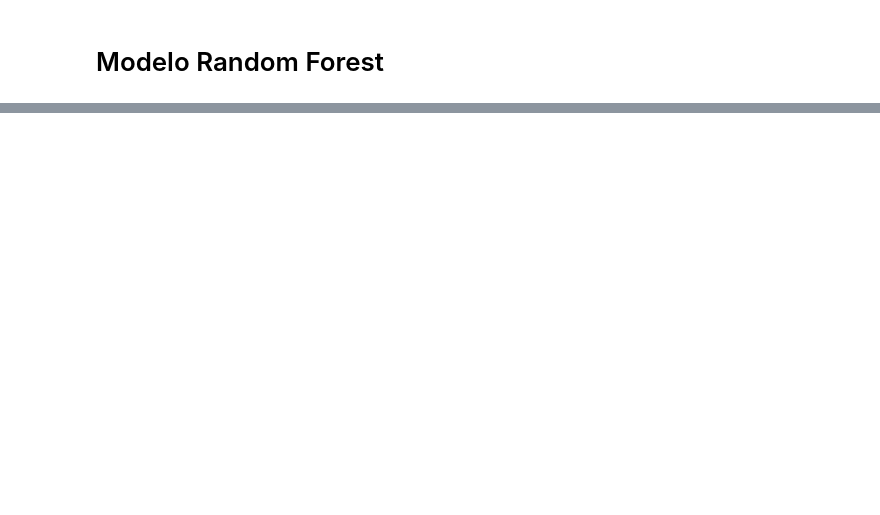
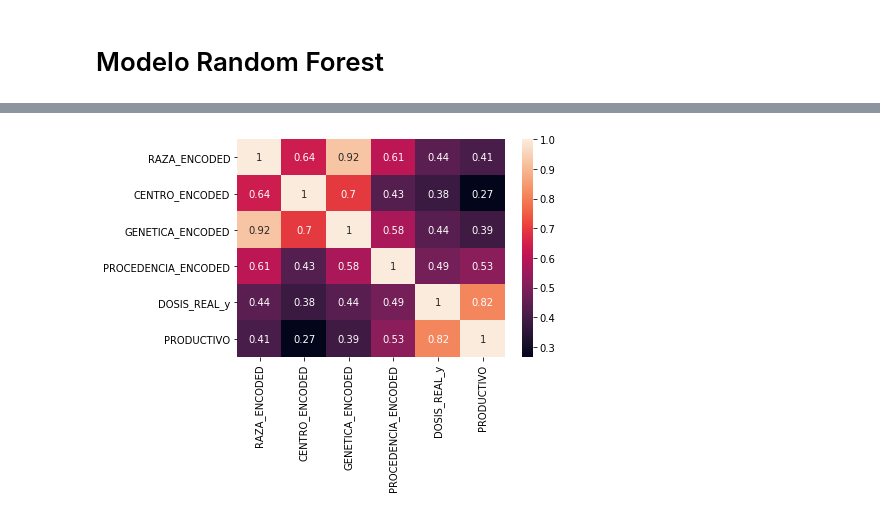
Before and after one commit to jesusparedes/TFM, a Jupyter notebook: DataScience_AIM_P1-BUENO.ipynb, the cells around one changed output, grey strips where cells are left out. Drawn from its saved outputs; the diff is of its cells as text; code cells hidden in the pictures; blank space fills up the shorter version.

```diff
--- a/DataScience_AIM_P1-BUENO.ipynb
+++ b/DataScience_AIM_P1-BUENO.ipynb
@@ -1094,0 +1114,8 @@ Wall time: 5.27 s
+# %%
+small_train = train.loc[:, ['RAZA_ENCODED', 'CENTRO_ENCODED', 'GENETICA_ENCODED', 'PROCEDENCIA_ENCODED', 'DOSIS_REAL_y', 'PRODUCTIVO']]
+# %%
+c = small_train.corr()
+# %%
+sns.heatmap(c, annot = True);
+# %% [output]
+[figure, added]
```
Also changed, not shown: parts of 28 cells of this notebook, 3 other files.
